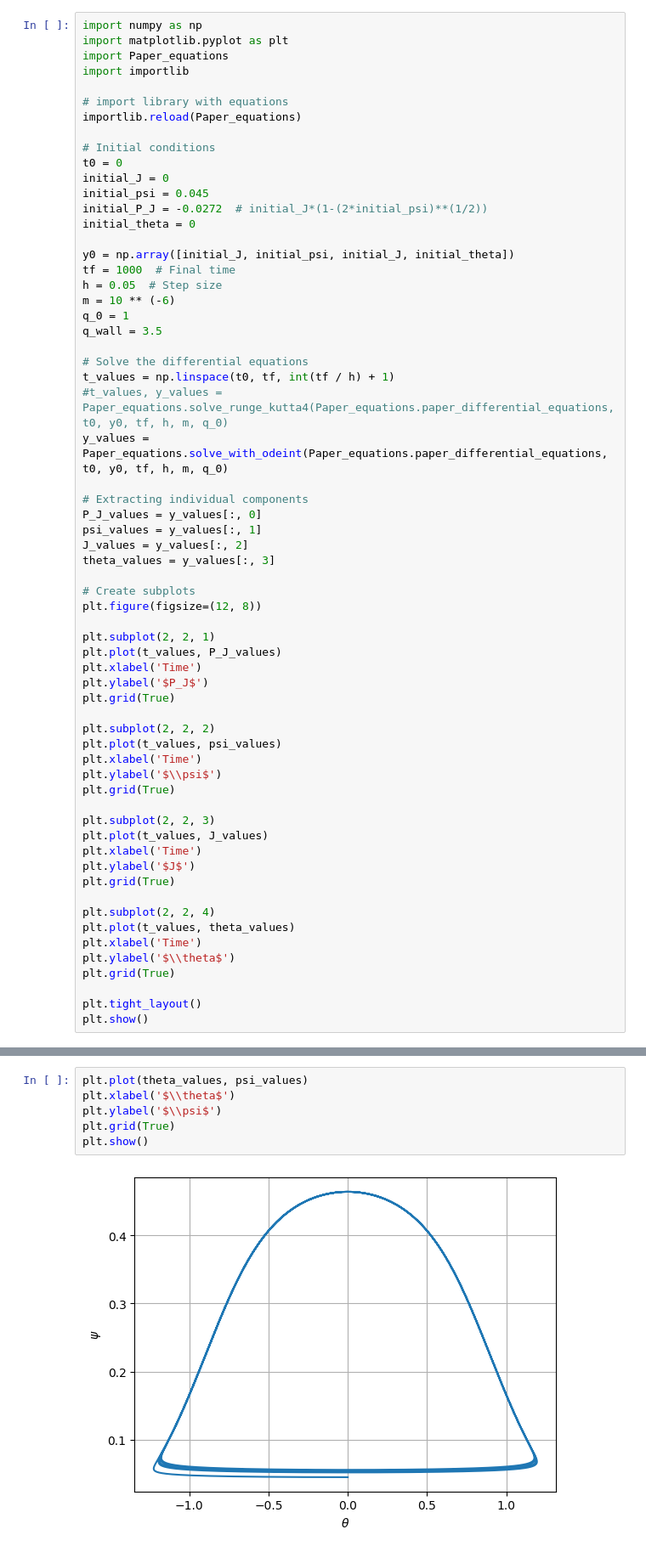
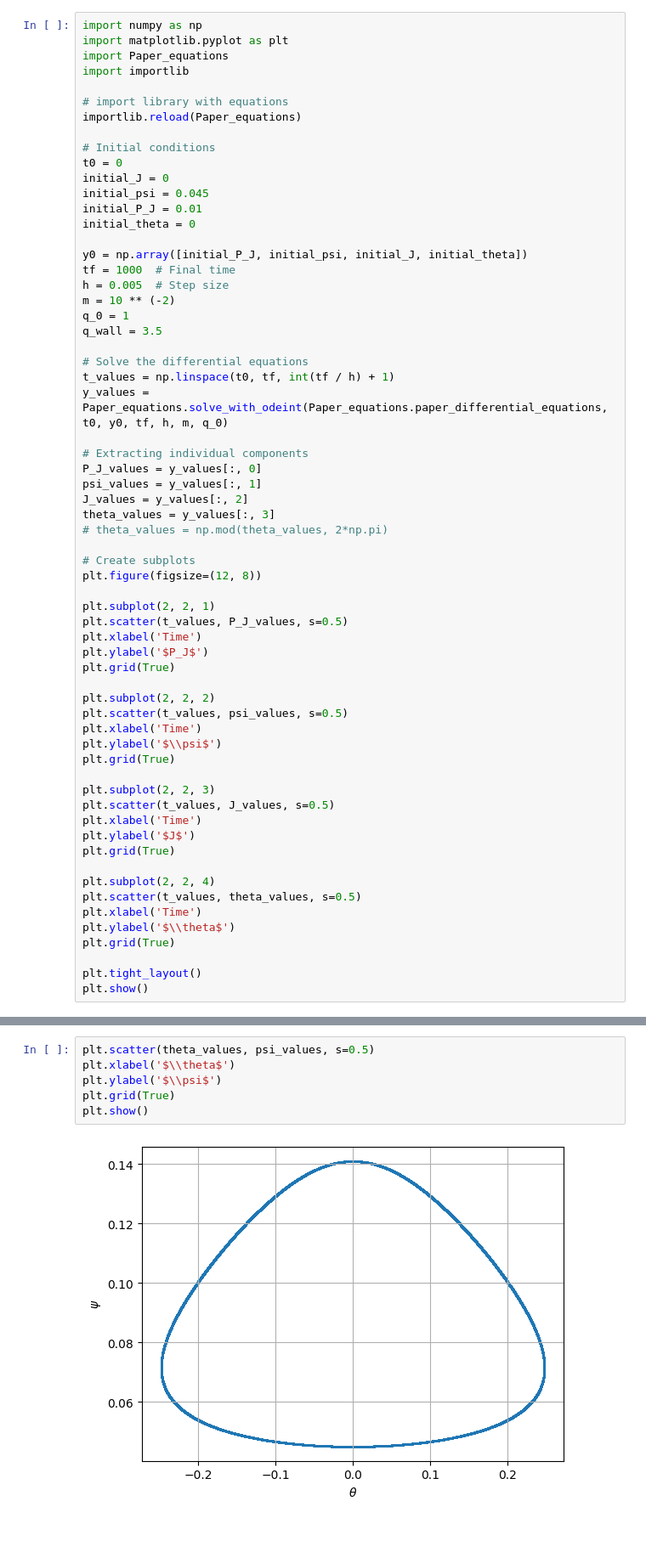
Before and after one commit to PlasmaPhy/Eq-of-motion, a Jupyter notebook: solve_paper_equations.ipynb, the cells around one changed output, grey strips where cells are left out. Shown: that part at 85% size. Drawn from its saved outputs; the diff is of its cells as text.

```diff
--- a/solve_paper_equations.ipynb
+++ b/solve_paper_equations.ipynb
@@ -11,19 +11,18 @@ importlib.reload(Paper_equations)
 t0 = 0
 initial_J = 0
 initial_psi = 0.045
-initial_P_J = -0.0272  # initial_J*(1-(2*initial_psi)**(1/2))
+initial_P_J = 0.01
 initial_theta = 0
 
-y0 = np.array([initial_J, initial_psi, initial_J, initial_theta])
+y0 = np.array([initial_P_J, initial_psi, initial_J, initial_theta])
 tf = 1000  # Final time
-h = 0.05  # Step size
-m = 10 ** (-6)
+h = 0.005  # Step size
+m = 10 ** (-2)
 q_0 = 1
 q_wall = 3.5
 
 # Solve the differential equations
 t_values = np.linspace(t0, tf, int(tf / h) + 1)
-#t_values, y_values = Paper_equations.solve_runge_kutta4(Paper_equations.paper_differential_equations, t0, y0, tf, h, m, q_0)
 y_values = Paper_equations.solve_with_odeint(Paper_equations.paper_differential_equations, t0, y0, tf, h, m, q_0)
 
 # Extracting individual components
@@ -31,30 +30,31 @@ P_J_values = y_values[:, 0]
 psi_values = y_values[:, 1]
 J_values = y_values[:, 2]
 theta_values = y_values[:, 3]
+# theta_values = np.mod(theta_values, 2*np.pi)
 
 # Create subplots
 plt.figure(figsize=(12, 8))
 
 plt.subplot(2, 2, 1)
-plt.plot(t_values, P_J_values)
+plt.scatter(t_values, P_J_values, s=0.5)
 plt.xlabel('Time')
 plt.ylabel('$P_J$')
 plt.grid(True)
 
 plt.subplot(2, 2, 2)
-plt.plot(t_values, psi_values)
+plt.scatter(t_values, psi_values, s=0.5)
 plt.xlabel('Time')
 plt.ylabel('$\\psi$')
 plt.grid(True)
 
 plt.subplot(2, 2, 3)
-plt.plot(t_values, J_values)
+plt.scatter(t_values, J_values, s=0.5)
 plt.xlabel('Time')
 plt.ylabel('$J$')
 plt.grid(True)
 
 plt.subplot(2, 2, 4)
-plt.plot(t_values, theta_values)
+plt.scatter(t_values, theta_values, s=0.5)
 plt.xlabel('Time')
 plt.ylabel('$\\theta$')
 plt.grid(True)
@@ -66,9 +66,9 @@ plt.show()
 # %%
-plt.plot(theta_values, psi_values)
+plt.scatter(theta_values, psi_values, s=0.5)
 plt.xlabel('$\\theta$')
 plt.ylabel('$\\psi$')
 plt.grid(True)
 plt.show()
 # %% [output]
-[figure, old version]
+[figure, new version]
 # %%
```
Also changed, not shown: parts of 3 cells of this notebook, 1 other file.
